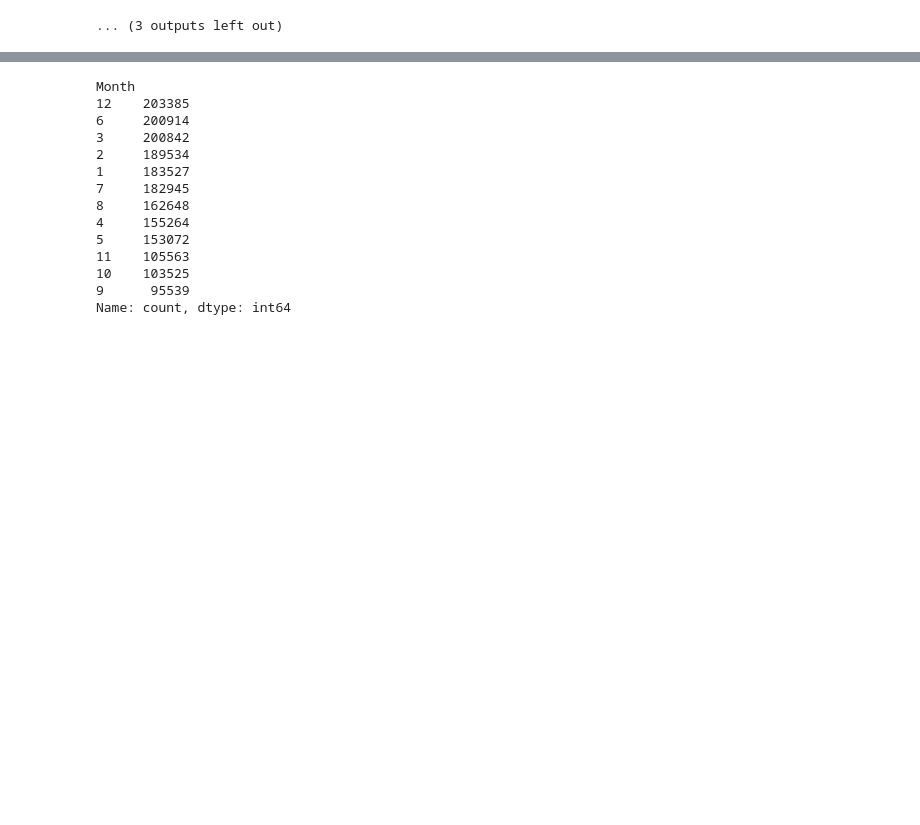
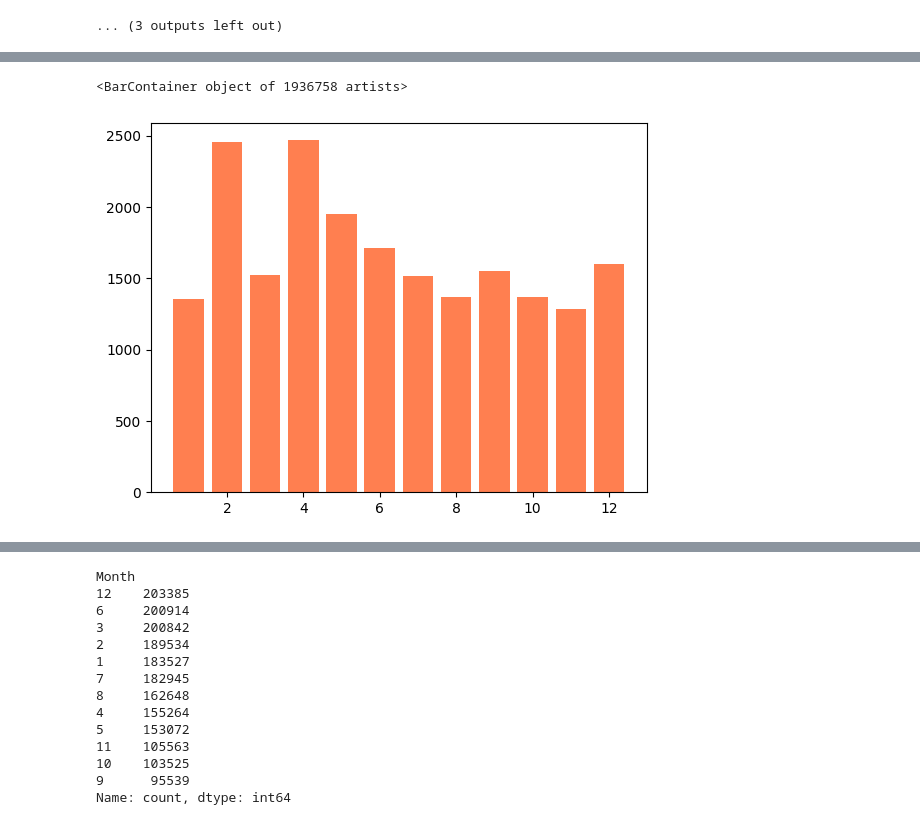
Before and after one commit to AdrielyZBoller/Projeto_Mod05_Ada_VemSerTech, a Jupyter notebook: projeto.ipynb, the cells around one changed output, grey strips where cells are left out. Saved outputs shown, nothing was run; the diff lists cells and outputs as text; code cells hidden in the pictures; blank space fills up the shorter version.

```diff
--- a/projeto.ipynb
+++ b/projeto.ipynb
@@ -282,0 +313,7 @@ for i in lista_var_continuas:
+# %%
+# Criar o gráfico de barras
+# isso demorou 17 minutos para rodar!!!!!
+plt.bar(df['Month'], df['DepDelay'], color='coral')
+# %% [output]
+<BarContainer object of 1936758 artists>
+[figure, added]
```
Also changed, not shown: parts of 6 cells of this notebook.
